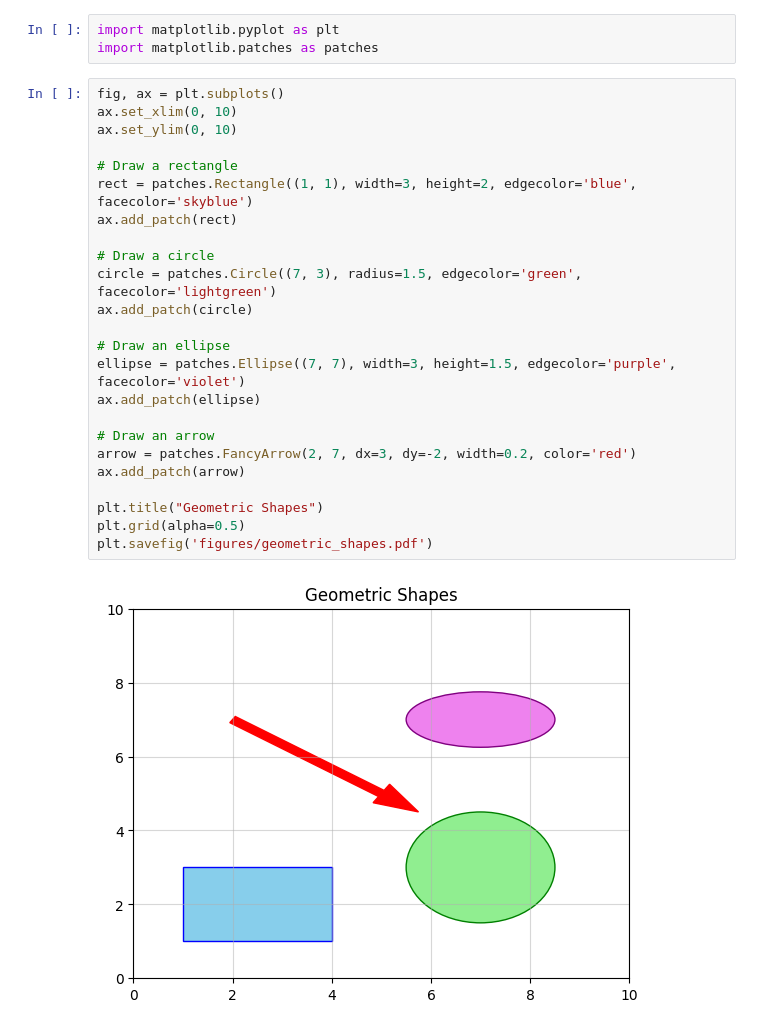
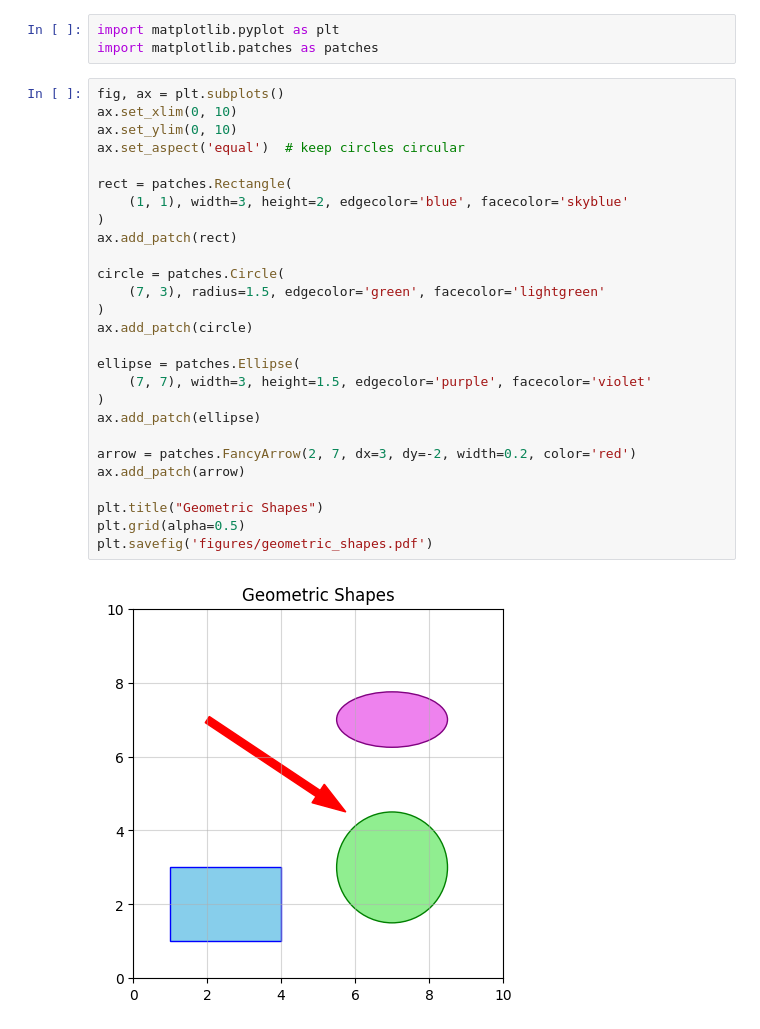
Before and after one commit to roiyeho/ml-book, a Jupyter notebook: AppendixF/Matplotlib/GeometricShapes.ipynb, the cells around one changed output. Drawn from its saved outputs; the diff is of its cells as text.

Commit message:
Updated some figures in Matplotlib

```diff
--- a/AppendixF/Matplotlib/GeometricShapes.ipynb
+++ b/AppendixF/Matplotlib/GeometricShapes.ipynb
@@ -4,26 +4,29 @@ import matplotlib.patches as patches
 # %%
 fig, ax = plt.subplots()
 ax.set_xlim(0, 10)
 ax.set_ylim(0, 10)
+ax.set_aspect('equal')  # keep circles circular
 
-# Draw a rectangle
-rect = patches.Rectangle((1, 1), width=3, height=2, edgecolor='blue', facecolor='skyblue')
+rect = patches.Rectangle(
+    (1, 1), width=3, height=2, edgecolor='blue', facecolor='skyblue'
+)
 ax.add_patch(rect)
 
-# Draw a circle
-circle = patches.Circle((7, 3), radius=1.5, edgecolor='green', facecolor='lightgreen')
+circle = patches.Circle(
+    (7, 3), radius=1.5, edgecolor='green', facecolor='lightgreen'
+)
 ax.add_patch(circle)
 
-# Draw an ellipse
-ellipse = patches.Ellipse((7, 7), width=3, height=1.5, edgecolor='purple', facecolor='violet')
+ellipse = patches.Ellipse(
+    (7, 7), width=3, height=1.5, edgecolor='purple', facecolor='violet'
+)
 ax.add_patch(ellipse)
 
-# Draw an arrow
 arrow = patches.FancyArrow(2, 7, dx=3, dy=-2, width=0.2, color='red')
 ax.add_patch(arrow)
 
 plt.title("Geometric Shapes")
 plt.grid(alpha=0.5)
 plt.savefig('figures/geometric_shapes.pdf')
 # %% [output]
-[figure, old version]
+[figure, new version]
```
Also changed, not shown: 53 other files.
